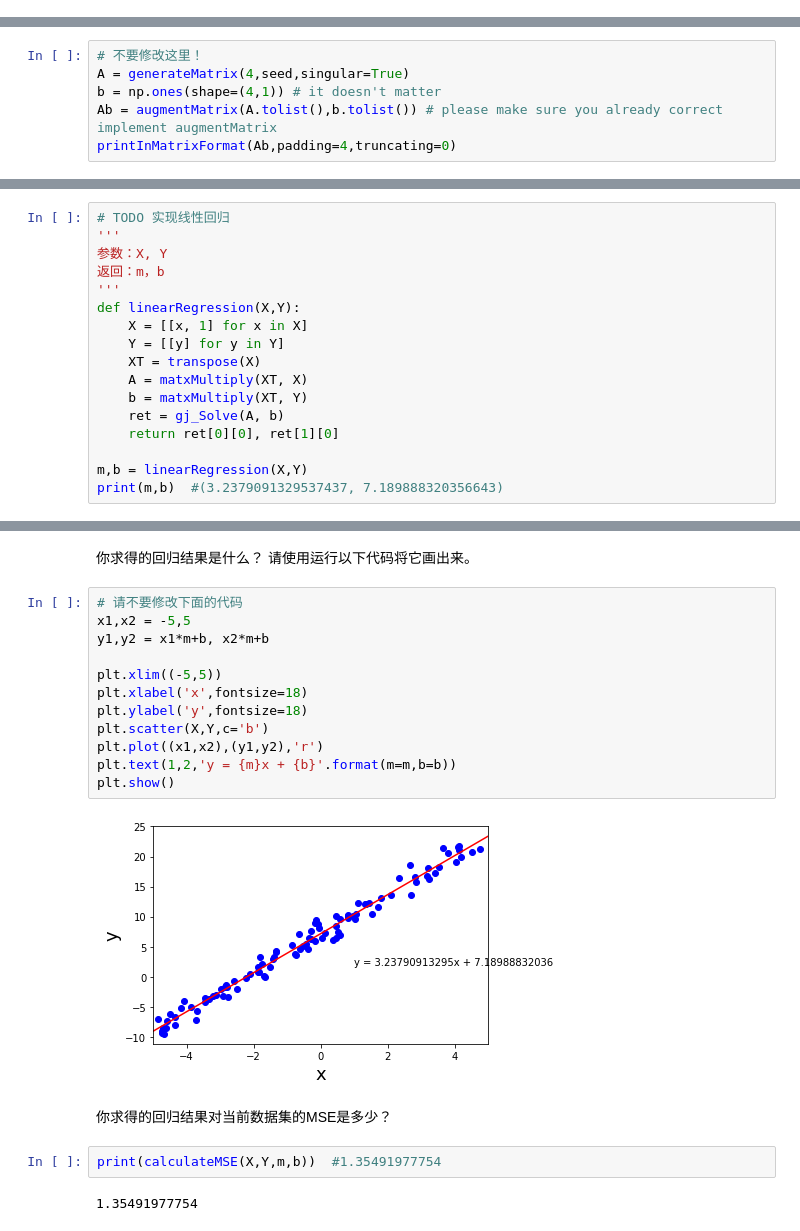
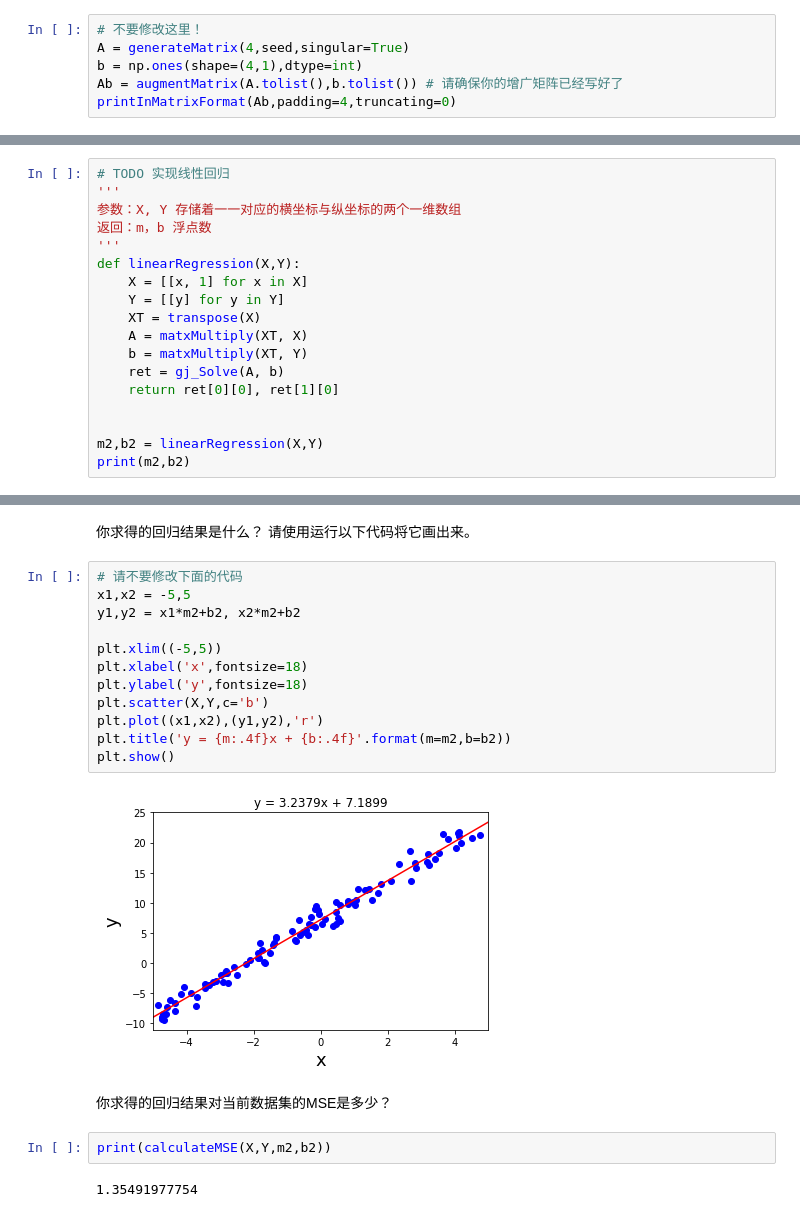
Before and after one commit to cronusliang/linear_algebra, a Jupyter notebook: linear_regression_project.ipynb, the cells around one changed output, grey strips where cells are left out. Drawn from its saved outputs; the diff is of its cells as text.

```diff
--- a/linear_regression_project.ipynb
+++ b/linear_regression_project.ipynb
@@ -271,0 +353,6 @@ printInMatrixFormat(Ab,padding=4,truncating=0)
+# %%
+# 不要修改这里！
+A = generateMatrix(4,seed,singular=True)
+b = np.ones(shape=(4,1),dtype=int)
+Ab = augmentMatrix(A.tolist(),b.tolist()) # 请确保你的增广矩阵已经写好了
+printInMatrixFormat(Ab,padding=4,truncating=0)
@@ -303,6 +398,0 @@ $ --> \begin{bmatrix}
-# %%
-# 不要修改这里！
-A = generateMatrix(4,seed,singular=True)
-b = np.ones(shape=(4,1)) # it doesn't matter
-Ab = augmentMatrix(A.tolist(),b.tolist()) # please make sure you already correct implement augmentMatrix
-printInMatrixFormat(Ab,padding=4,truncating=0)
@@ -606,8 +654,8 @@ TODO 证明:
 # %%
 # TODO 实现线性回归
 '''
-参数：X, Y
-返回：m，b
+参数：X, Y 存储着一一对应的横坐标与纵坐标的两个一维数组
+返回：m，b 浮点数
 '''
 def linearRegression(X,Y):
     X = [[x, 1] for x in X]
@@ -618,8 +666,9 @@ def linearRegression(X,Y):
     ret = gj_Solve(A, b)
     return ret[0][0], ret[1][0]
 
-m,b = linearRegression(X,Y)
-print(m,b)  #(3.2379091329537437, 7.189888320356643)
+
+m2,b2 = linearRegression(X,Y)
+print(m2,b2)
 # %% [output]
 (3.2379091329537437, 7.189888320356643)
 # %% [markdown]
@@ -628,20 +677,20 @@ print(m,b)  #(3.2379091329537437, 7.189888320356643)
 # %%
 # 请不要修改下面的代码
 x1,x2 = -5,5
-y1,y2 = x1*m+b, x2*m+b
+y1,y2 = x1*m2+b2, x2*m2+b2
 
 plt.xlim((-5,5))
 plt.xlabel('x',fontsize=18)
 plt.ylabel('y',fontsize=18)
 plt.scatter(X,Y,c='b')
 plt.plot((x1,x2),(y1,y2),'r')
-plt.text(1,2,'y = {m}x + {b}'.format(m=m,b=b))
+plt.title('y = {m:.4f}x + {b:.4f}'.format(m=m2,b=b2))
 plt.show()
 # %% [output]
-[figure, old version]
+[figure, new version]
 # %% [markdown]
 你求得的回归结果对当前数据集的MSE是多少？
 # %%
-print(calculateMSE(X,Y,m,b))  #1.35491977754
+print(calculateMSE(X,Y,m2,b2))
 # %% [output]
 1.35491977754
```
Also changed, not shown: parts of 24 cells of this notebook, 2 other files.
